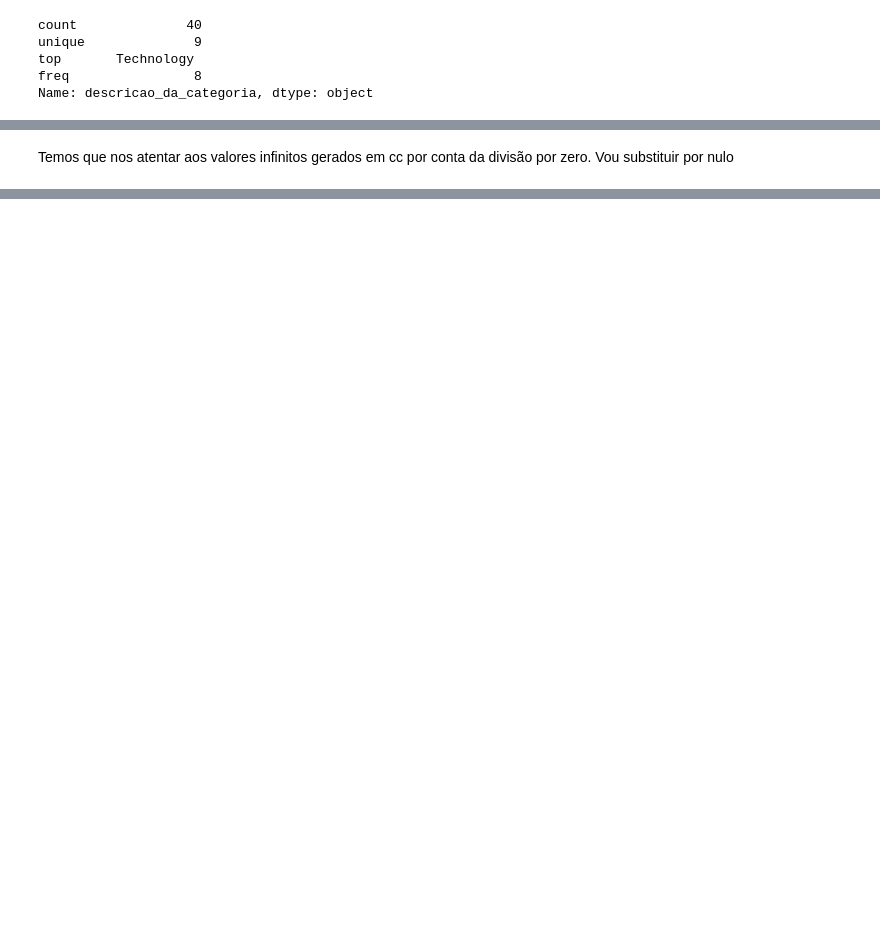
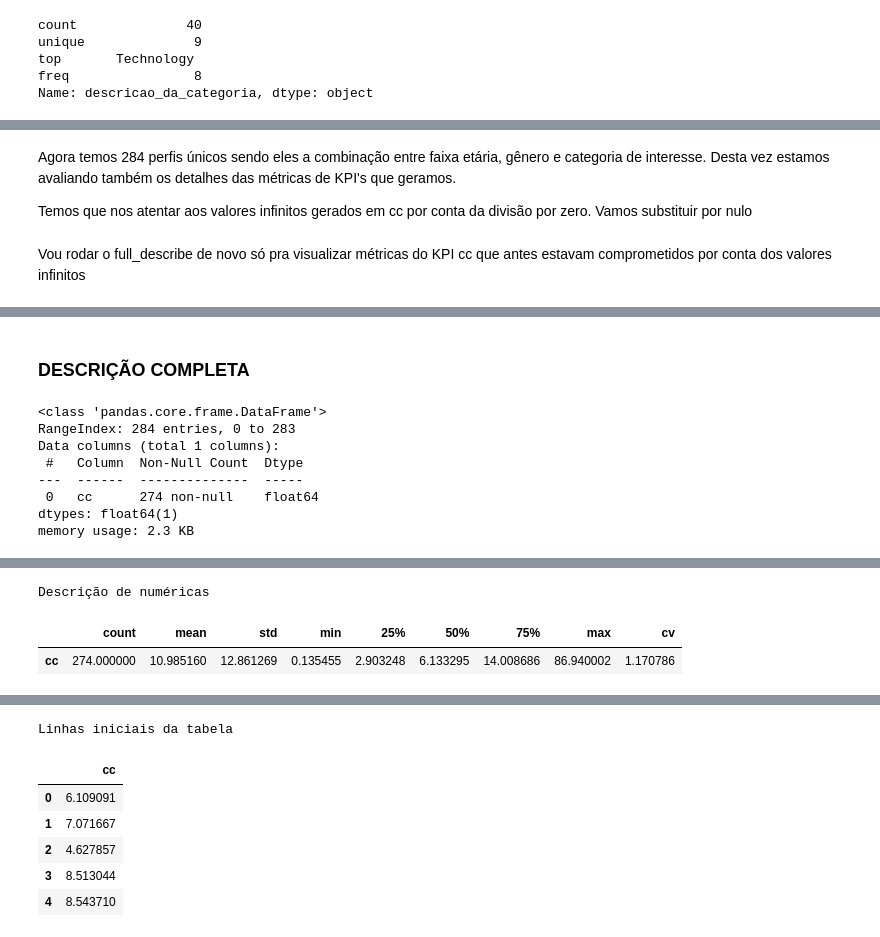
Before and after one commit to ThiagoZulian/otimizacao_de_ads_startup, a Jupyter notebook: notebooks/01 - data_understanding.ipynb, the cells around one changed output, grey strips where cells are left out. Drawn from its saved outputs; the diff is of its cells as text; code cells hidden in the pictures; blank space fills up the shorter version.

Commit message:
Melhoria do Storytelling em Data_understanding

```diff
--- a/notebooks/01 - data_understanding.ipynb
+++ b/notebooks/01 - data_understanding.ipynb
@@ -524,6 +578,14 @@ Head
 | 3 | 30-34 | F | 15 | Business and Industry | 30-34 | F | 15 | 1669161 | 262 | ... |
 | 4 | 30-34 | F | 16 | Entertainment | 30-34 | F | 16 | 2693782 | 355 | ... |
 # %% [markdown]
-Temos que nos atentar aos valores infinitos gerados em cc por conta da divisão por zero. Vou substituir por nulo
+Agora temos 284 perfis únicos sendo eles a combinação entre faixa etária, gênero e categoria de interesse.
+Desta vez estamos avaliando também os detalhes das métricas de KPI's que geramos.
+
+Temos que nos atentar aos valores infinitos gerados em cc por conta da divisão por zero. Vamos substituir por nulo
 # %%
 df_perfil["cc"] = df_perfil["cc"].replace([np.inf, -np.inf], np.nan)
+# %% [markdown]
+Vou rodar o full_describe de novo só pra visualizar métricas do KPI cc que antes estavam comprometidos por conta dos valores infinitos
+# %%
+full_describe(df_perfil[["cc"]])
+# %% [output]
@@ -529,0 +593,9 @@ df_perfil["cc"] = df_perfil["cc"].replace([np.inf, -np.inf], np.nan)
+### DESCRIÇÃO COMPLETA
+<class 'pandas.core.frame.DataFrame'>
+RangeIndex: 284 entries, 0 to 283
+Data columns (total 1 columns):
+ #   Column  Non-Null Count  Dtype
+---  ------  --------------  -----
+ 0   cc      274 non-null    float64
+dtypes: float64(1)
+memory usage: 2.3 KB
@@ -529,0 +603,3 @@ df_perfil["cc"] = df_perfil["cc"].replace([np.inf, -np.inf], np.nan)
+Descrição de numéricas
+|  | count | mean | std | min | 25% | 50% | 75% | max | cv |
+| cc | 274.000000 | 10.985160 | 12.861269 | 0.135455 | 2.903248 | 6.133295 | 14.008686 | 86.940002 | 1.170786 |
@@ -530 +607,8 @@ df_perfil["cc"] = df_perfil["cc"].replace([np.inf, -np.inf], np.nan)
+Linhas iniciais da tabela
+|  | cc |
+| 0 | 6.109091 |
+| 1 | 7.071667 |
+| 2 | 4.627857 |
+| 3 | 8.513044 |
+| 4 | 8.543710 |
 # %%
```
Also changed, not shown: parts of 50 cells of this notebook, 2 other files.
